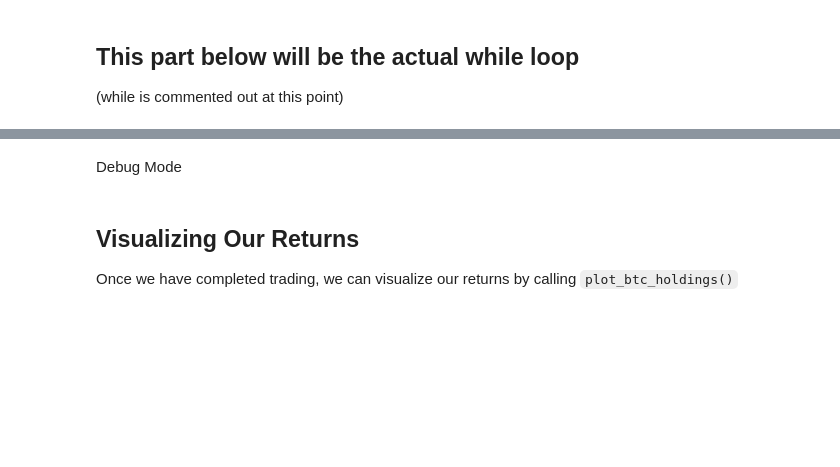
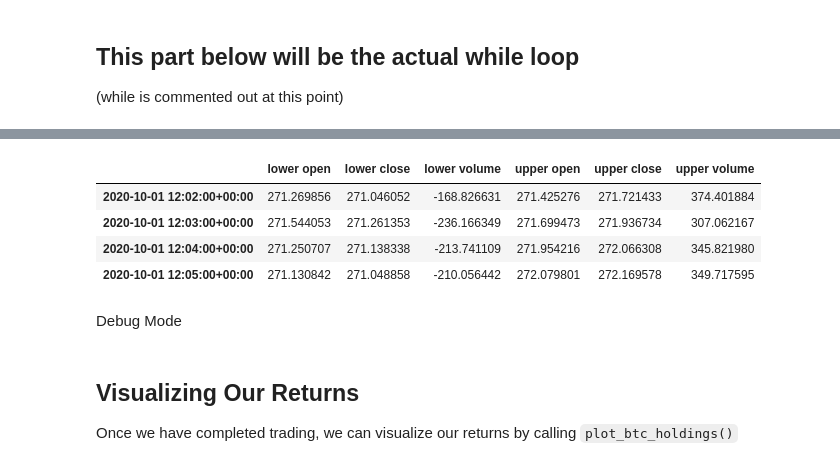
Before and after one commit to kc-luo/QL_Datathon_Rice21, a Jupyter notebook: businessLogic/Strategy 1.0.ipynb, the cells around one changed output, grey strips where cells are left out. Cells and saved outputs as stored; diff of their text form; code cells hidden in the pictures; blank space fills up the shorter version.

```diff
--- a/businessLogic/Strategy 1.0.ipynb
+++ b/businessLogic/Strategy 1.0.ipynb
@@ -111,21 +115,22 @@ def calculate_time(pddatetime, numtime, plus=True):
 # frame -- dataframe
 # minute -- the number of minutes to be predicted
 def predict(frame, minute=3) :
-    frame = btc_usd.set_index('datetime')
+    frame = frame.set_index('datetime')
     y = frame['open'].resample('1T').mean()
     l = frame['close'].resample('1T').mean()
     v = frame['volume'].resample('1T').mean()
     merged = pd.merge(y, l, on='datetime', how="outer")
     frame = pd.merge(merged, v, on='datetime', how="outer")
 
-    mod = sm.tsa.VARMAX(frame[['open', 'close', 'volume']], order=(1,0), error_cov_type='diagonal')
+    mod = sm.tsa.VARMAX(frame[['open', 'close', 'volume']], order=(1, 0), error_cov_type='diagonal')
     results = mod.fit(maxiter=50, disp=False)
-    print(results.summary().tables[1])
+    #print(results.summary().tables[1])
     newtime = calculate_time(tick.datetime, minute)
-    pred = results.get_prediction(start=pd.to_datetime(frame.index[0]), end=newtime, dynamic=False)
+    pred = results.get_prediction(start=pd.to_datetime(frame.index[-1]), end=newtime, dynamic=False)
     pred_ci = pred.conf_int()
-    print(pred.predicted_mean)
-    return pred
+    #print(pred.predicted_mean)
+#     print(frame.iloc[-1])
+    return (pred)
 
 # Call this function for btc prediction
 #     minute -- the number of minutes to be predicted
@@ -134,6 +139,9 @@ def predict_btc(minute) :
 
 def predict_eth(minute) :
     return predict(eth_usd, minute)
+
+def predict_ltc(minute) :
+    return predict(ltc_usd, minute)
 # %% [markdown]
 ## This part below will be the actual while loop
 (while is commented out at this point)
@@ -209,0 +232,8 @@ Prob(H) (two-sided):        0.00, 0.00, 0.60   Kurtosis:                   264.3
+# %%
+pred_eth.conf_int()
+# %% [output]
+|  | lower open | lower close | lower volume | upper open | upper close | upper volume |
+| 2020-10-01 12:02:00+00:00 | 271.269856 | 271.046052 | -168.826631 | 271.425276 | 271.721433 | 374.401884 |
+| 2020-10-01 12:03:00+00:00 | 271.544053 | 271.261353 | -236.166349 | 271.699473 | 271.936734 | 307.062167 |
+| 2020-10-01 12:04:00+00:00 | 271.250707 | 271.138338 | -213.741109 | 271.954216 | 272.066308 | 345.821980 |
+| 2020-10-01 12:05:00+00:00 | 271.130842 | 271.048858 | -210.056442 | 272.079801 | 272.169578 | 349.717595 |
```
Also changed, not shown: parts of 8 cells of this notebook.
